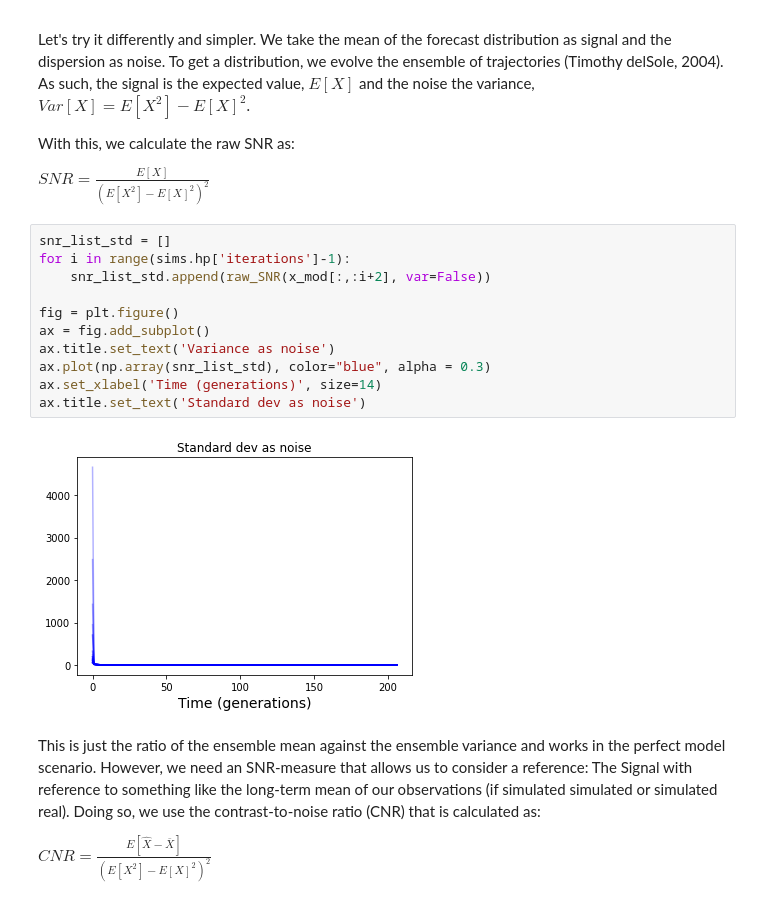
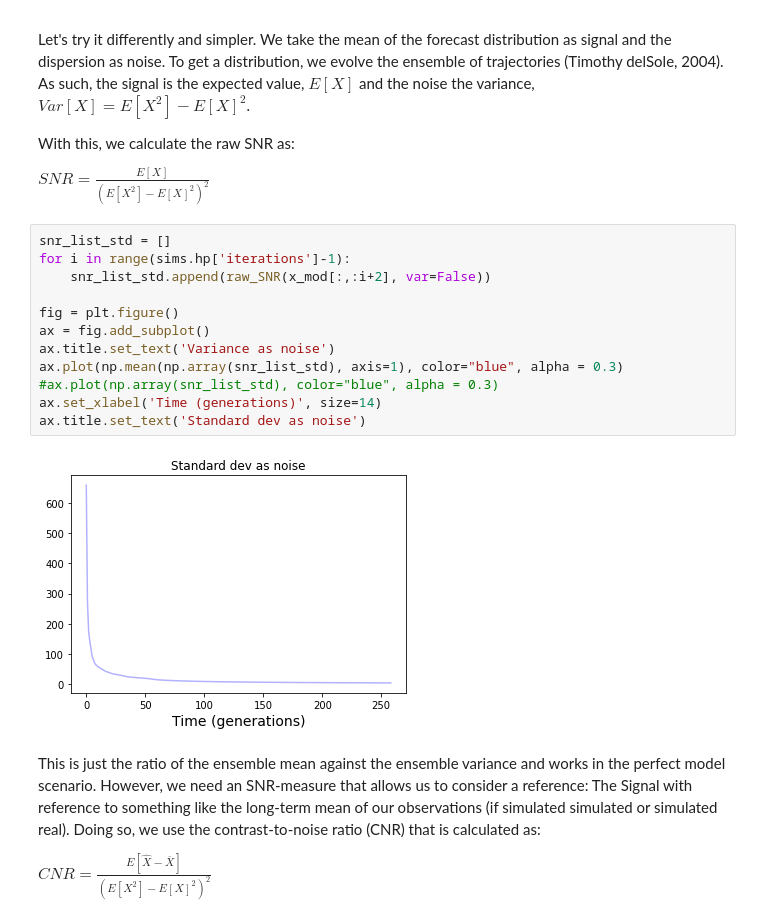
Before and after one commit to MWesselkamp/Ricker, a Jupyter notebook: signal_noise_ratio.ipynb, the cells around one changed output. Drawn from its saved outputs; the diff is of its cells as text.

```diff
--- a/signal_noise_ratio.ipynb
+++ b/signal_noise_ratio.ipynb
@@ -64,16 +63,17 @@ $SNR = \frac{E[X]}{(E[X^2] - E[X]^2)^2}$
 # %%
 snr_list_std = []
 for i in range(sims.hp['iterations']-1):
     snr_list_std.append(raw_SNR(x_mod[:,:i+2], var=False))
 
 fig = plt.figure()
 ax = fig.add_subplot()
 ax.title.set_text('Variance as noise')
-ax.plot(np.array(snr_list_std), color="blue", alpha = 0.3)
+ax.plot(np.mean(np.array(snr_list_std), axis=1), color="blue", alpha = 0.3)
+#ax.plot(np.array(snr_list_std), color="blue", alpha = 0.3)
 ax.set_xlabel('Time (generations)', size=14)
 ax.title.set_text('Standard dev as noise')
 # %% [output]
-[figure, old version]
+[figure, new version]
 # %% [markdown]
 This is just the ratio of the ensemble mean against the ensemble variance and works in the perfect model scenario. However, we need an SNR-measure that allows us to consider a reference: The Signal with reference to something like the long-term mean of our observations (if simulated simulated or simulated real).
 Doing so, we use the contrast-to-noise ratio (CNR) that is calculated as:
```
Also changed, not shown: parts of 7 cells of this notebook, 3 other files.
